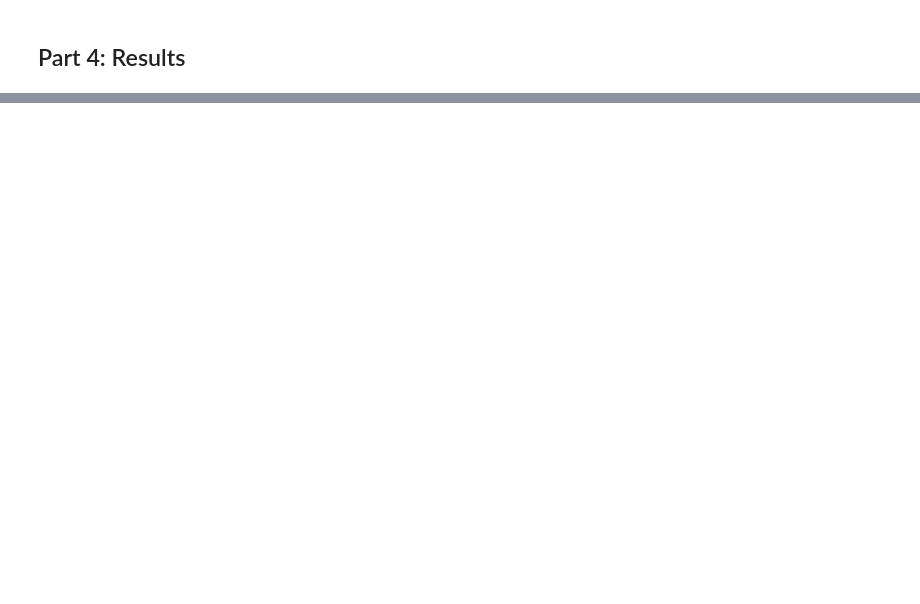
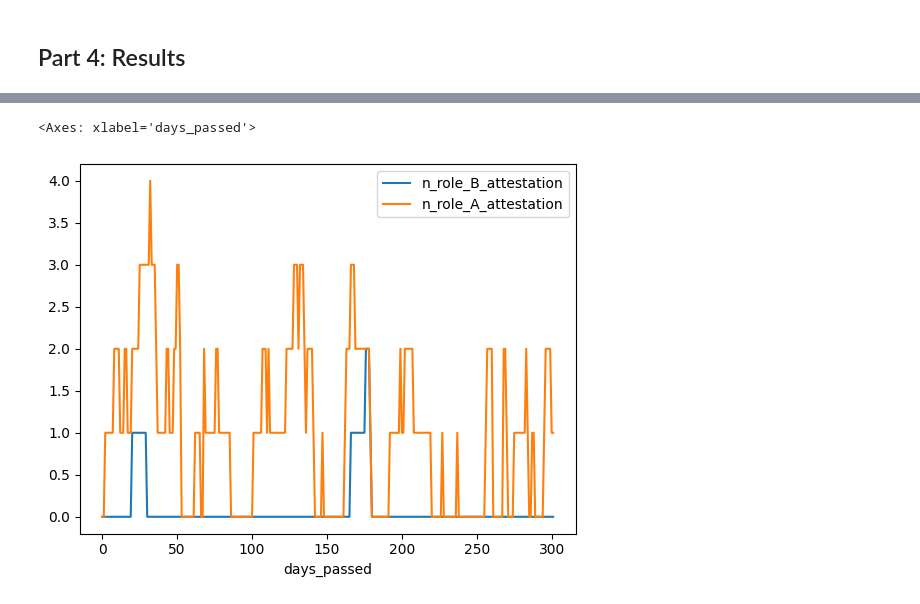
Before and after one commit to BlockScience/gov-modules-demos, a Jupyter notebook: demos/role_passport.ipynb, the cells around one changed output, grey strips where cells are left out. Saved outputs shown, nothing was run; the diff lists cells and outputs as text; code cells hidden in the pictures; blank space fills up the shorter version.

Commit message:
demo for role certificator

```diff
--- a/demos/role_passport.ipynb
+++ b/demos/role_passport.ipynb
@@ -252,0 +333,27 @@ NameError: name 'dataclass' is not defined
+# %%
+sim_df = sim_results.copy()
+roles = set(el.attestation_uuid for el in params['role_certifactors'])
+roles_cols = [f"n_{r}" for r in roles]
+for col in roles_cols:
+    sim_df[col] = 0.0
+DEFAULT_RECORD = {f"n_{r}": 0.0 for r in roles}
+n_roles_records = []
+
+for (i, row) in sim_results.iterrows():
+    t = row.days_passed
+    agents = row.agents
+
+    record = DEFAULT_RECORD.copy()
+    for agent in agents:
+        active_roles = {att.attestation_uuid for att in agent.sucessful_attestations(t)
+                        if att.attestation_uuid in roles}
+        for r in active_roles:
+            record[f"n_{r}"] += 1
+
+    for k, v in record.items():
+        sim_df.loc[i, k] = v
+
+sim_df.plot(x='days_passed', y=roles_cols)
+# %% [output]
+<Axes: xlabel='days_passed'>
+[figure, added]
```
Also changed, not shown: parts of 10 cells of this notebook.
